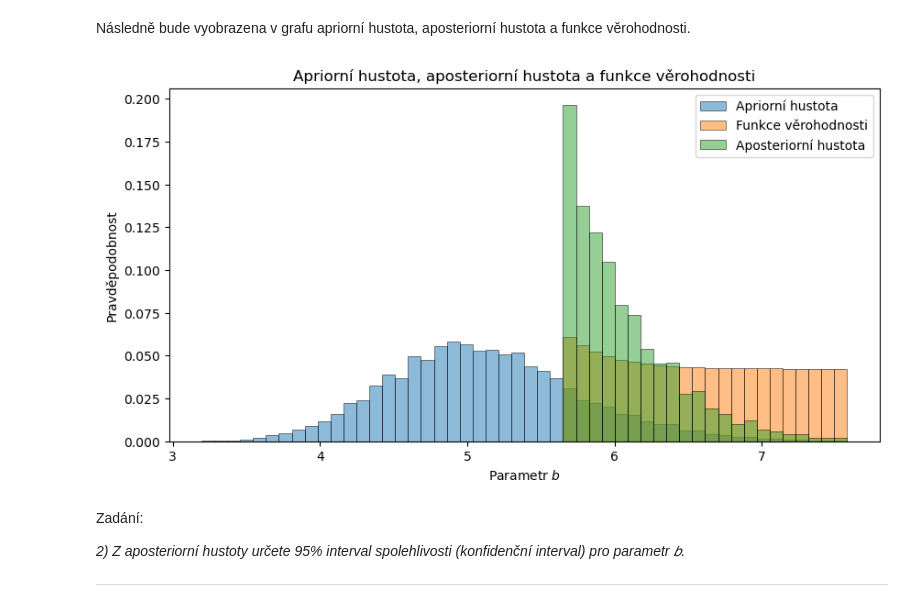
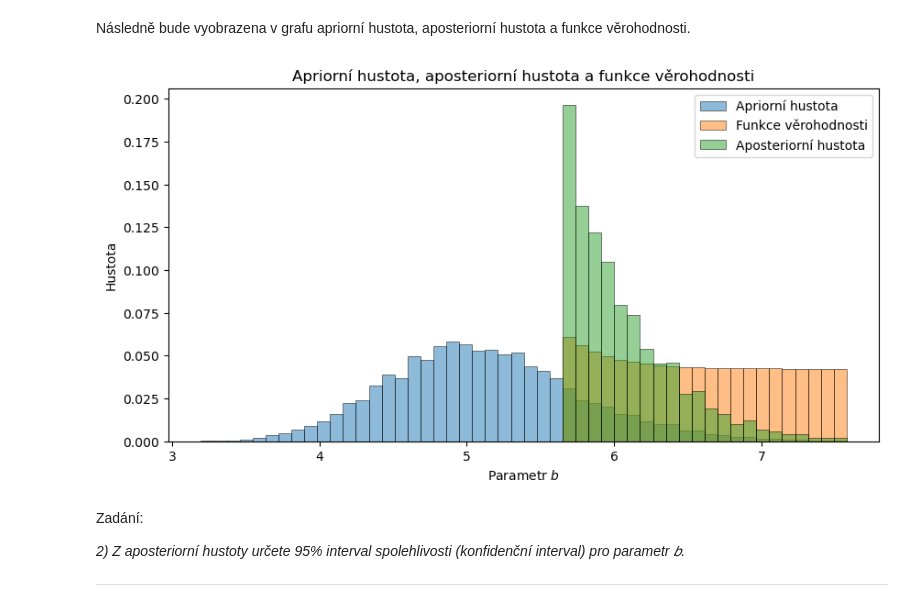
Before and after one commit to davidchocholaty/BUT-FIT-MSP-2, a Jupyter notebook: solution.ipynb, the cells around one changed output. Cells and saved outputs as stored; diff of their text form; code cells hidden in the pictures.

Commit message:
update 1b graph

```diff
--- a/solution.ipynb
+++ b/solution.ipynb
@@ -442,22 +442,22 @@ Následně bude vyobrazena v grafu apriorní hustota, aposteriorní hustota a fu
 # %%
 # Vyobrazení výsledného grafu.
 fig, ax = plt.subplots(figsize=(10, 5))
 plt.title('Apriorní hustota, aposteriorní hustota a funkce věrohodnosti')
 plt.xlabel('Parametr $b$')
-plt.ylabel('Pravděpodobnost')
+plt.ylabel('Hustota')
 
 plt.bar(bins_centers, hist, width=bins_centers[1]-bins_centers[0], alpha=0.5,
         label='Apriorní hustota', edgecolor='black', linewidth=0.7)
 plt.bar(bins_centers, likelihoods, width=bins_centers[1]-bins_centers[0], alpha=0.5,
         label='Funkce věrohodnosti', edgecolor='black', linewidth=0.7)
 plt.bar(bins_centers, posterior, width=bins_centers[1]-bins_centers[0], alpha=0.5,
         label='Aposteriorní hustota', edgecolor='black', linewidth=0.7)
 
 ax.legend(loc='best')
 
 plt.show()
 # %% [output]
-[figure, old version]
+[figure, new version]
 # %% [markdown]
 Zadání:
 
```
Also changed, not shown: parts of 9 cells of this notebook.
